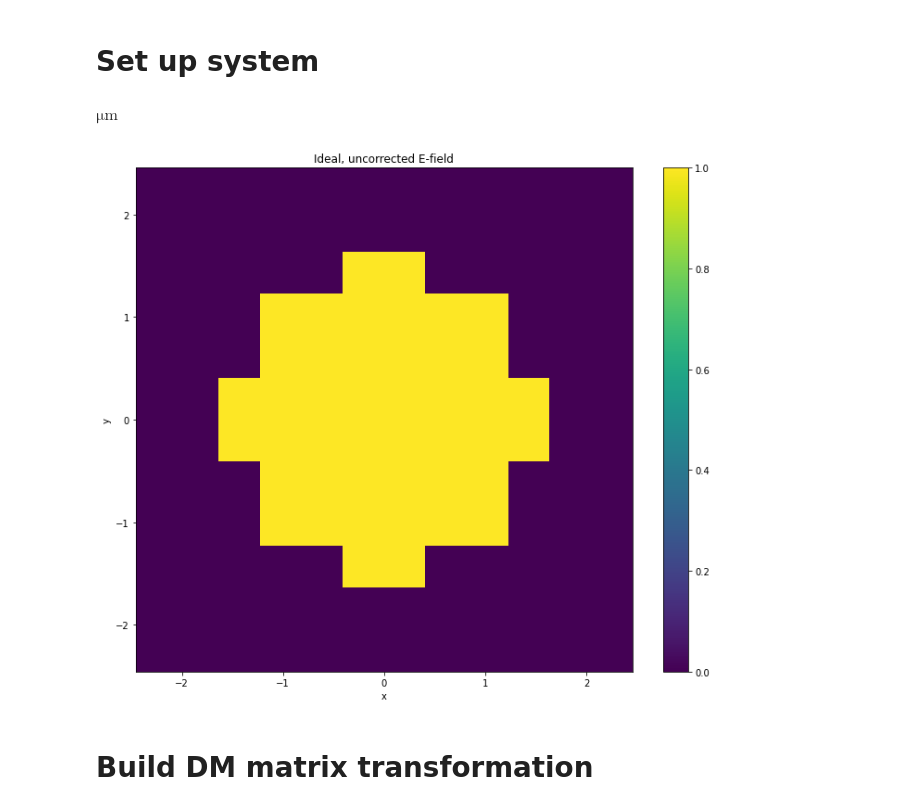
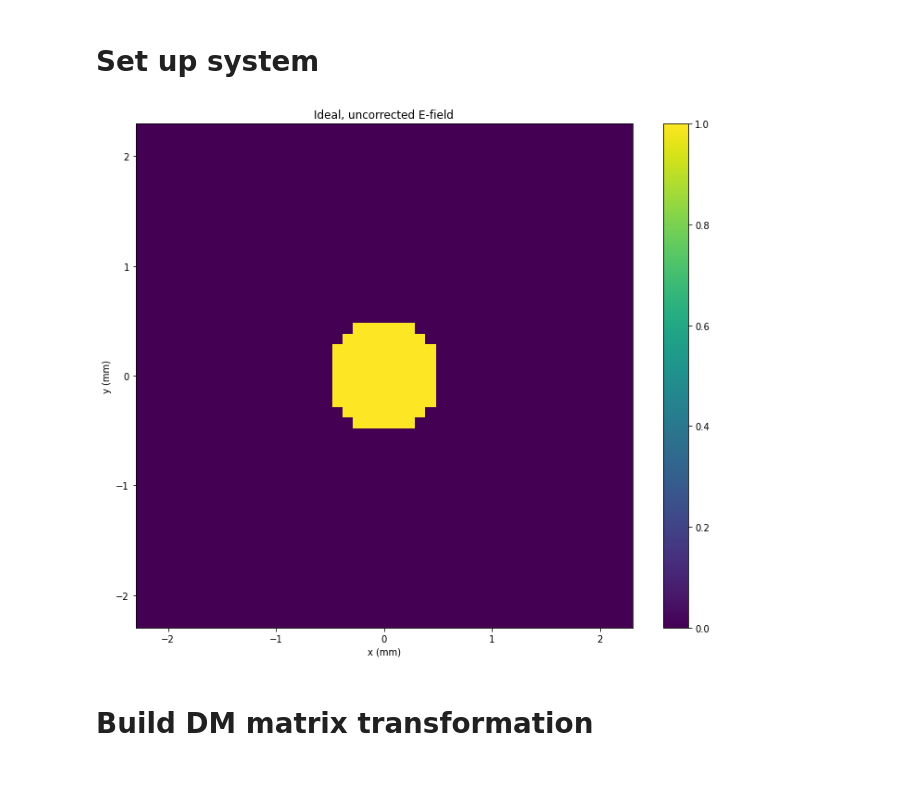
Before and after one commit to apaiasno/GSpec, a Jupyter notebook: EFC/ElectricFieldConjugation_concept.ipynb, the cells around one changed output. Saved outputs shown, nothing was run; the diff lists cells and outputs as text; code cells hidden in the pictures; blank space fills up the shorter version.

```diff
--- a/EFC/ElectricFieldConjugation_concept.ipynb
+++ b/EFC/ElectricFieldConjugation_concept.ipynb
@@ -274,52 +303,49 @@ def EFC(I_diff_1, DM_real_1, DM_imag_1, I_diff_2, DM_real_2, DM_imag_2):
     return 0.25*E_ab_real, 0.25*E_ab_imag
 # %% [markdown]
 # Set up system
-# %%
-u.micron
-# %% [output]
-$\mathrm{\mu m}$
 # %%
 # System properties
 f = 100 * u.mm # focal length
 d = 200 * u.mm # distance between lens and image
 wav_0 = 635 * u.nm # laser beam wavelength
 DM_dim_x, DM_dim_y = 4.5 * u.mm, 4.5 * u.mm # width and height of deformable mirror
-DM_num_x, DM_num_y = 12, 12 # number of actuators along width and height of deformable mirror
+DM_num_x, DM_num_y = 48, 48 # number of actuators along width and height of deformable mirror
+DM_pix_x, DM_pix_y = DM_dim_x/DM_num_x, DM_dim_y/DM_num_y
 DM_stroke = 1.5 * u.micron # maximum physical range of DM actuators
 cam_dim_x, cam_dim_y = 4.76 * u.mm, 3.57 * u.mm # width and height of detector
 cam_num_x, cam_num_y = 1024, 768 # number of pixels along width and height of camera
-beam_diam = 3 * u.mm; beam_rad = beam_diam/2.
+beam_diam = 1 * u.mm; beam_rad = beam_diam/2.
 
 # Set up DM
 DM_ax_x, DM_ax_y = np.linspace(-DM_dim_x/2., DM_dim_x/2, DM_num_x), np.linspace(-DM_dim_y/2.,
                                                                                 DM_dim_y/2, DM_num_y)
 DM_x, DM_y = np.meshgrid(DM_ax_x, DM_ax_y) # Spatial grid
 
 # Set up camera
 cam_ax_x, cam_ax_y = np.linspace(-cam_dim_x/2., cam_dim_x/2, cam_num_x), np.linspace(-cam_dim_y/2.,
                                                                                      cam_dim_y/2, cam_num_y)
 cam_x, cam_y = np.meshgrid(cam_ax_x, cam_ax_y) # Spatial grid
 
 # Set up aperture in object plane
 A = np.zeros((DM_num_x, DM_num_y))
 A[(DM_x**2 + DM_y**2) < beam_rad**2] = 1 # Circular aperture
 
 # Define aberrations
 alpha = np.zeros_like(A)
 aberration_factor = 1e-1
 beta = aberration_factor * np.random.rand(DM_num_x, DM_num_y)
 # n, m = 3, -1
 # beta = aotools.functions.zernike.zernike_nm(n, m, DM_num_x)
 
 fig, ax = plt.subplots(1, 1, figsize=(12, 10))
 vrange = [np.min(np.absolute(A)), np.max(np.absolute(A))]
 im = ax.pcolormesh(DM_ax_x.value, DM_ax_y.value, np.absolute(A), vmin=vrange[0], vmax=vrange[1])
-ax.set_xlabel('x')
-ax.set_ylabel('y')
+ax.set_xlabel('x (mm)')
+ax.set_ylabel('y (mm)')
 ax.set_title('Ideal, uncorrected E-field')
 fig.colorbar(im, ax=ax)
 plt.show()
 # %% [output]
-[figure, old version]
+[figure, new version]
 # %% [markdown]
 # Build DM matrix transformation
```
Also changed, not shown: parts of 5 cells of this notebook.
